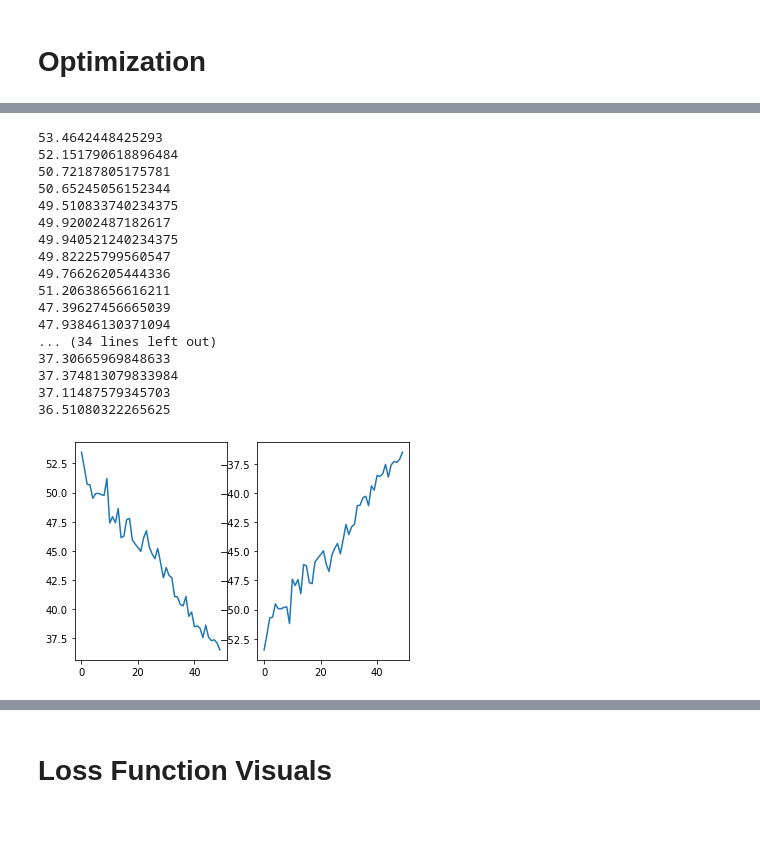
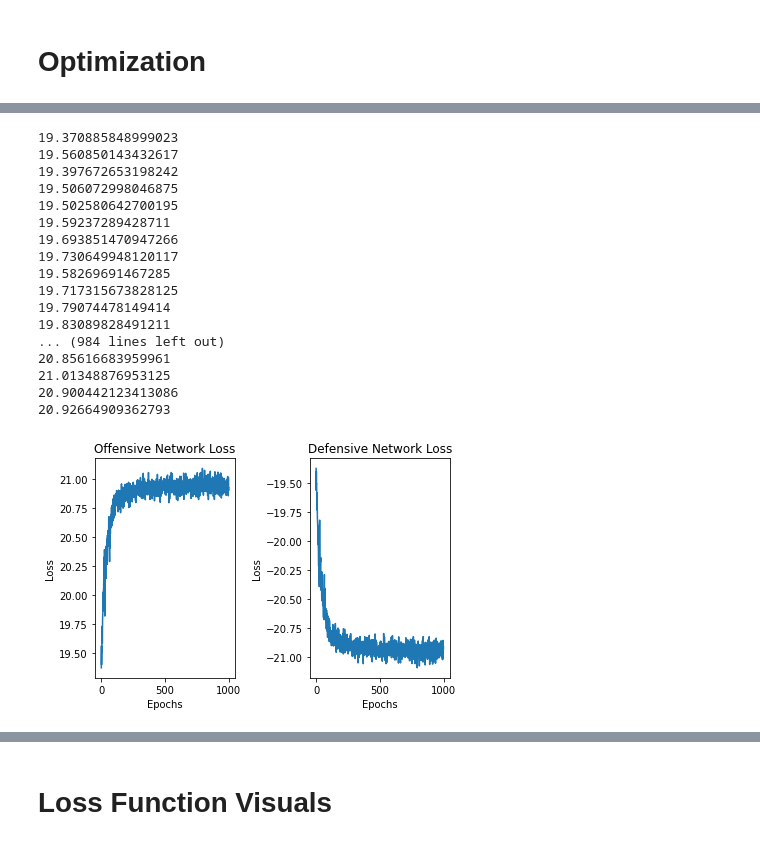
Before and after one commit to akarshkumar0101/basketball-rl, a Jupyter notebook: Basketball.ipynb, the cells around one changed output, grey strips where cells are left out. Cells and saved outputs as stored; diff of their text form; code cells hidden in the pictures.

```diff
--- a/Basketball.ipynb
+++ b/Basketball.ipynb
@@ -116,14 +116,13 @@ d_model = DefenseModel()
 def loss_function(all_game_states):
     loss = 0.0
     for game_state in all_game_states:
-#         ball = game_state[:, ball_idxs] # b, 1, 2
         ls = game_state[:, torch.cat((o_player_idxs, d_player_idxs, ball_idxs)), :]
 
-        center = torch.tensor([0,0])[None, None, :]
 
-        dists = ls - center
-        dists = dists.norm(dim=-1)
-        loss += dists.mean()
+        r = torch.sqrt((ls[:, :, :] - hoop_location[None, None, :]).norm(dim=-1))
+        ri = 1/torch.exp(r)
+
+        loss += ri.mean()
 #         loss = loss + dists.min(dim=-1).values.mean()
 
     return loss
@@ -168,7 +167,7 @@ d_opt = torch.optim.Adam(d_model.parameters())
 o_losses, d_losses = [], []
 
 
-total_pbar = tqdm(range(50), desc='Epochs')
+total_pbar = tqdm(range(1000), desc='Epochs')
 game_pbar = tqdm(desc='Batch Game Simulation')
 
 for epoch in total_pbar:
@@ -186,7 +185,7 @@ for epoch in total_pbar:
     loss.backward()
 
     for params in d_model.parameters():
-        params.grad *= -1.0
+        params.grad *= -1.0 # invert the gradient to maximize the loss
     o_opt.step()
     d_opt.step()
 
@@ -197,32 +196,40 @@ for epoch in total_pbar:
     o_losses.append(loss)
     d_losses.append(-loss)
 # %% [output]
-53.4642448425293
-52.151790618896484
-50.72187805175781
-50.65245056152344
-49.510833740234375
-49.92002487182617
-49.940521240234375
-49.82225799560547
-49.76626205444336
-51.20638656616211
-47.39627456665039
-47.93846130371094
-... (34 lines left out)
-37.30665969848633
-37.374813079833984
-37.11487579345703
-36.51080322265625
+19.370885848999023
+19.560850143432617
+19.397672653198242
+19.506072998046875
+19.502580642700195
+19.59237289428711
+19.693851470947266
+19.730649948120117
+19.58269691467285
+19.717315673828125
+19.79074478149414
+19.83089828491211
+... (984 lines left out)
+20.85616683959961
+21.01348876953125
+20.900442123413086
+20.92664909362793
 # %%
 plt.subplot(121)
 plt.plot(np.arange(len(o_losses)), o_losses)
+plt.title('Offensive Network Loss')
+plt.xlabel('Epochs')
+plt.ylabel('Loss')
+
 plt.subplot(122)
 plt.plot(np.arange(len(d_losses)), d_losses)
+plt.title('Defensive Network Loss')
+plt.xlabel('Epochs')
+plt.ylabel('Loss')
 
+plt.tight_layout()
 plt.show()
 # %% [output]
-[figure, old version]
+[figure, new version]
 # %%
 init_game_state = random_initial_game_state(batch_size=1)
 all_game_states = run_simulation(o_model, d_model, init_game_state)
```
Also changed, not shown: parts of 2 cells of this notebook.
